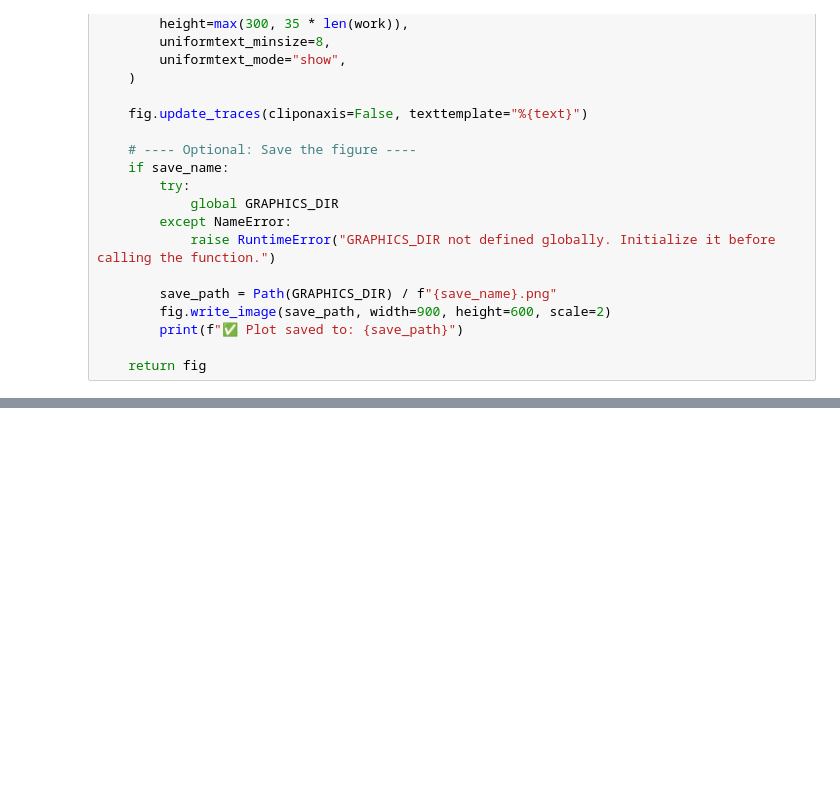
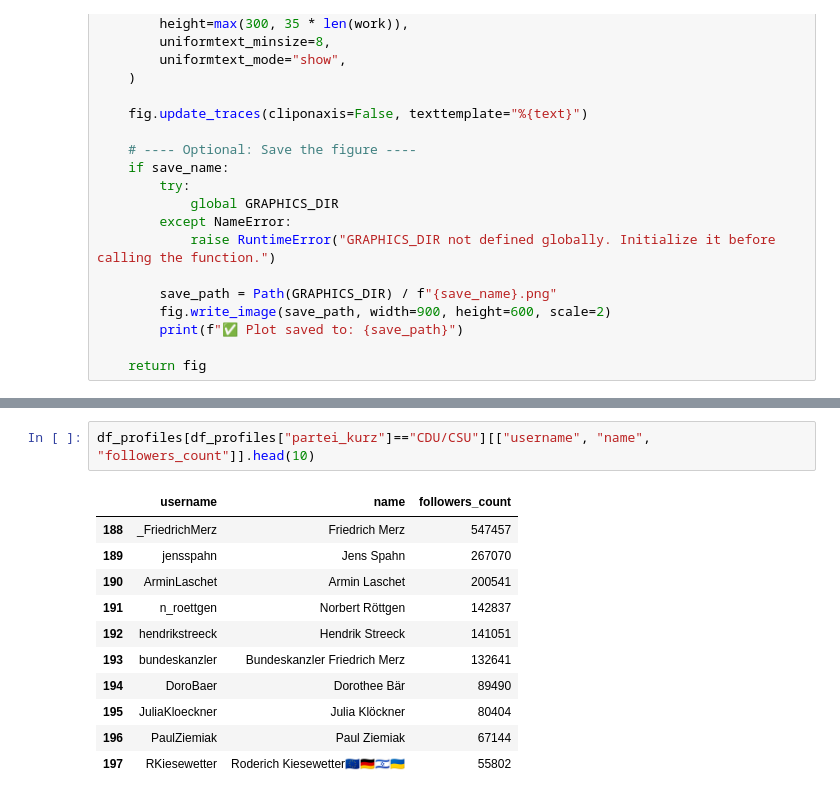
Before and after one commit to ffikowski/xminer, a Jupyter notebook: notebooks/follower_individual_politicians.ipynb, the cells around one changed output, grey strips where cells are left out. Drawn from its saved outputs; the diff is of its cells as text; blank space fills up the shorter version.

```diff
--- a/notebooks/follower_individual_politicians.ipynb
+++ b/notebooks/follower_individual_politicians.ipynb
@@ -433,3 +453,17 @@ plot_party_hbar(
+# %%
+df_profiles[df_profiles["partei_kurz"]=="CDU/CSU"][["username", "name", "followers_count"]].head(10)
+# %% [output]
+|  | username | name | followers_count |
+| 188 | _FriedrichMerz | Friedrich Merz | 547457 |
+| 189 | jensspahn | Jens Spahn | 267070 |
+| 190 | ArminLaschet | Armin Laschet | 200541 |
+| 191 | n_roettgen | Norbert Röttgen | 142837 |
+| 192 | hendrikstreeck | Hendrik Streeck | 141051 |
+| 193 | bundeskanzler | Bundeskanzler Friedrich Merz | 132641 |
+| 194 | DoroBaer | Dorothee Bär | 89490 |
+| 195 | JuliaKloeckner | Julia Klöckner | 80404 |
+| 196 | PaulZiemiak | Paul Ziemiak | 67144 |
+| 197 | RKiesewetter | Roderich Kiesewetter🇪🇺🇩🇪🇮🇱🇺🇦 | 55802 |
 # %%
 plot_party_hbar(
     df_profiles[df_profiles["partei_kurz"]=="CDU/CSU"],
```
Also changed, not shown: parts of 17 cells of this notebook, 3 other files.
